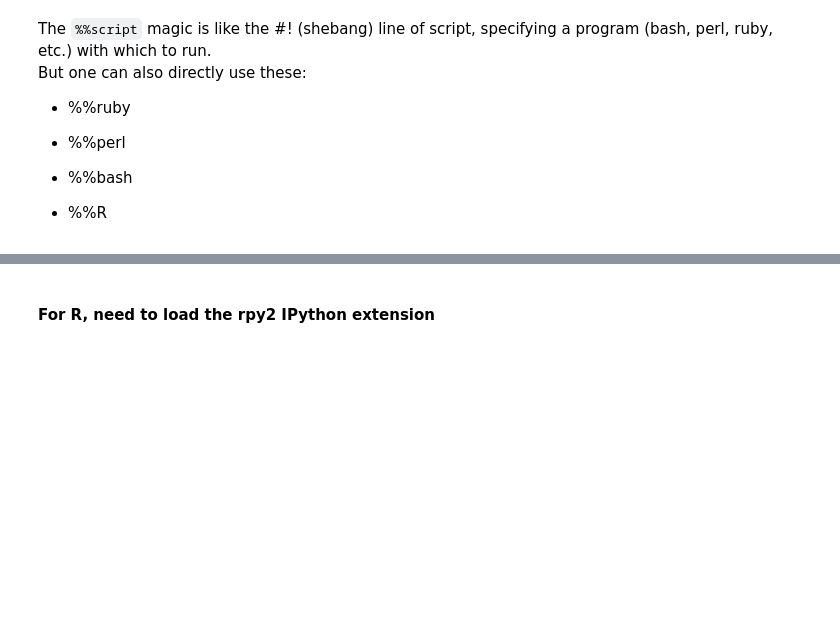
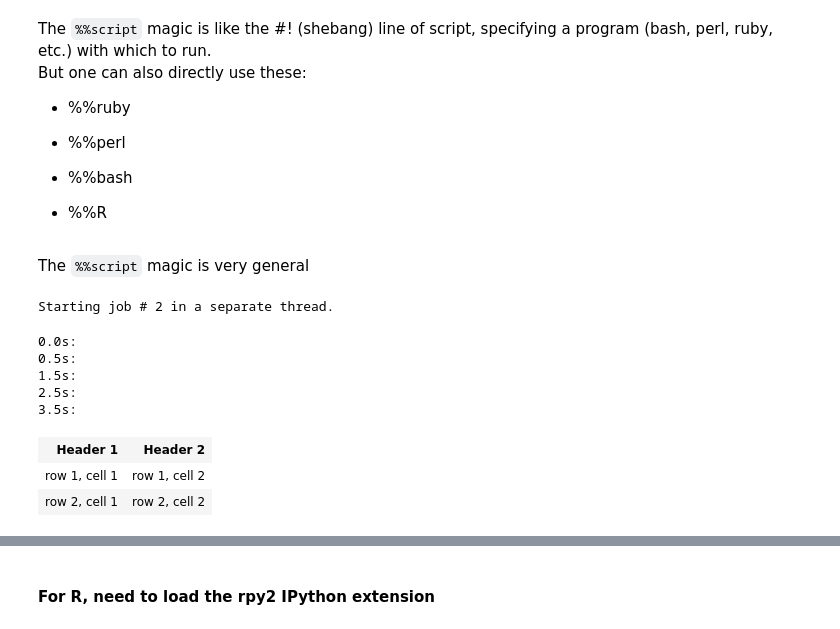
Before and after one commit to coderefinery/jupyter-retired, a Jupyter notebook: 02_magics.ipynb, the cells around one changed output, grey strips where cells are left out. Drawn from its saved outputs; the diff is of its cells as text; code cells hidden in the pictures; blank space fills up the shorter version.

```diff
--- a/02_magics.ipynb
+++ b/02_magics.ipynb
@@ -130,9 +189,57 @@ puts 'Hi, this is ruby.'
 # %%
 %%script ruby
 puts 'Hi, this is also ruby.'
+# %% [markdown]
+The `%%script` magic is very general
+# %%
+%%script --bg --out bashout bash -c "while read line; do echo $line; sleep 1; done"
+line 1
+line 2
+line 3
+line 4
+line 5
+# %% [output]
+Starting job # 2 in a separate thread.
+# %%
+import sys
+import time
+tic = time.time()
+line = True
+while True:
+    line = bashout.readline()
+    if not line:
+        break
+    sys.stdout.write("%.1fs: %s" %(time.time()-tic, line))
+    sys.stdout.flush()
+# %% [output]
+0.0s:
+0.5s:
+1.5s:
+2.5s:
+3.5s:
 # %%
 %%perl
 print "Hello, this is perl\n";
 # %%
 %%bash
 echo "Hullo, I'm bash"
+# %%
+%%html
+<table>
+<tr>
+<th>Header 1</th>
+<th>Header 2</th>
+</tr>
+<tr>
+<td>row 1, cell 1</td>
+<td>row 1, cell 2</td>
+</tr>
+<tr>
+<td>row 2, cell 1</td>
+<td>row 2, cell 2</td>
+</tr>
+</table>
+# %% [output]
+| Header 1 | Header 2 |
+| row 1, cell 1 | row 1, cell 2 |
+| row 2, cell 1 | row 2, cell 2 |
```
Also changed, not shown: parts of 22 cells of this notebook, 4 other files.
